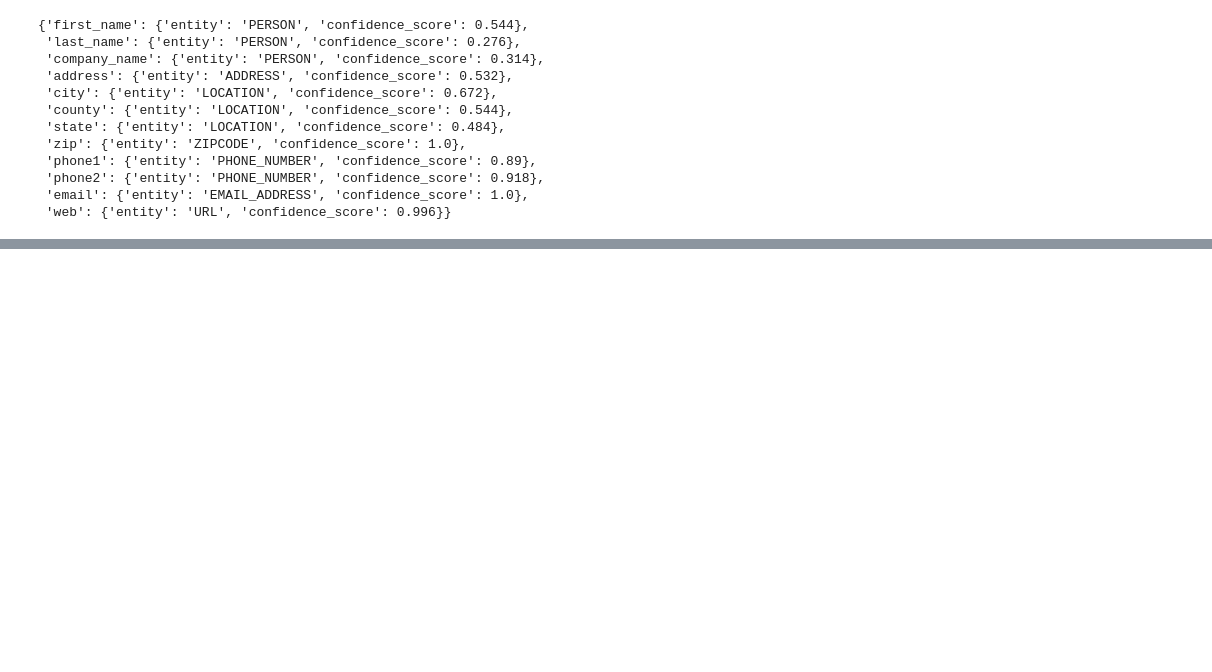
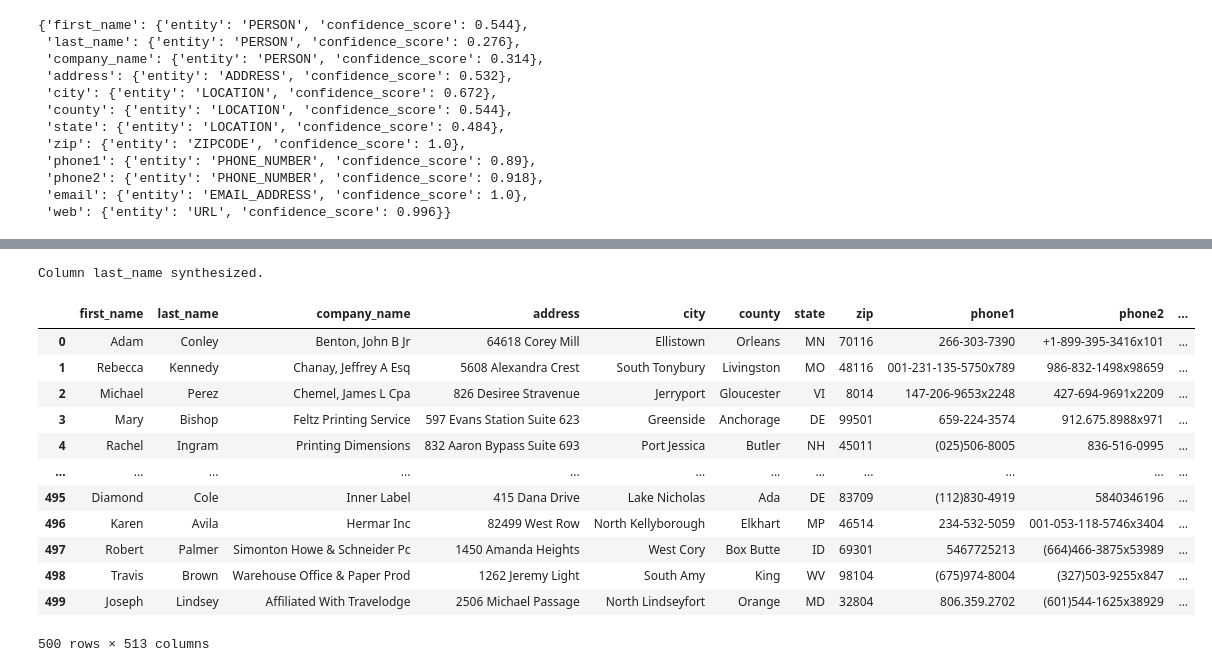
Before and after one commit to Clearbox-AI/nerpii, a Jupyter notebook: faker.ipynb, the cells around one changed output, grey strips where cells are left out. Saved outputs shown, nothing was run; the diff lists cells and outputs as text; code cells hidden in the pictures; blank space fills up the shorter version.

```diff
--- a/faker.ipynb
+++ b/faker.ipynb
@@ -43,0 +62,17 @@ synth = pd.read_csv('dataset/PersonalInfo.csv')
+# %%
+get_last_name(synth, list)
+# %% [output]
+Column last_name synthesized.
+|  | first_name | last_name | company_name | address | city | county | state | zip | phone1 | phone2 | ... |
+| 0 | Adam | Conley | Benton, John B Jr | 64618 Corey Mill | Ellistown | Orleans | MN | 70116 | 266-303-7390 | +1-899-395-3416x101 | ... |
+| 1 | Rebecca | Kennedy | Chanay, Jeffrey A Esq | 5608 Alexandra Crest | South Tonybury | Livingston | MO | 48116 | 001-231-135-5750x789 | 986-832-1498x98659 | ... |
+| 2 | Michael | Perez | Chemel, James L Cpa | 826 Desiree Stravenue | Jerryport | Gloucester | VI | 8014 | 147-206-9653x2248 | 427-694-9691x2209 | ... |
+| 3 | Mary | Bishop | Feltz Printing Service | 597 Evans Station Suite 623 | Greenside | Anchorage | DE | 99501 | 659-224-3574 | 912.675.8988x971 | ... |
+| 4 | Rachel | Ingram | Printing Dimensions | 832 Aaron Bypass Suite 693 | Port Jessica | Butler | NH | 45011 | (025)506-8005 | 836-516-0995 | ... |
+| ... | ... | ... | ... | ... | ... | ... | ... | ... | ... | ... | ... |
+| 495 | Diamond | Cole | Inner Label | 415 Dana Drive | Lake Nicholas | Ada | DE | 83709 | (112)830-4919 | 5840346196 | ... |
+| 496 | Karen | Avila | Hermar Inc | 82499 West Row | North Kellyborough | Elkhart | MP | 46514 | 234-532-5059 | 001-053-118-5746x3404 | ... |
+| 497 | Robert | Palmer | Simonton Howe & Schneider Pc | 1450 Amanda Heights | West Cory | Box Butte | ID | 69301 | 5467725213 | (664)466-3875x53989 | ... |
+| 498 | Travis | Brown | Warehouse Office & Paper Prod | 1262 Jeremy Light | South Amy | King | WV | 98104 | (675)974-8004 | (327)503-9255x847 | ... |
+| 499 | Joseph | Lindsey | Affiliated With Travelodge | 2506 Michael Passage | North Lindseyfort | Orange | MD | 32804 | 806.359.2702 | (601)544-1625x38929 | ... |
+500 rows × 513 columns
```
Also changed, not shown: parts of 23 cells of this notebook, 3 other files.
